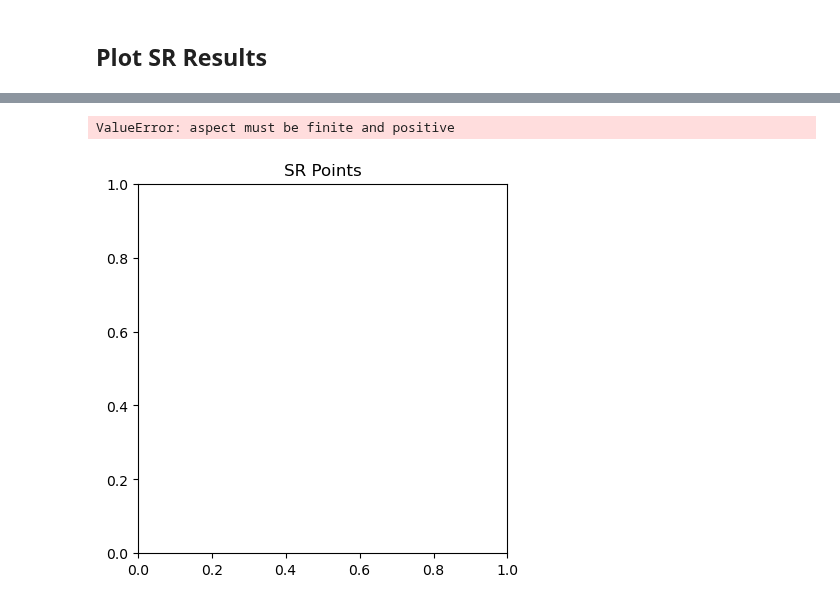
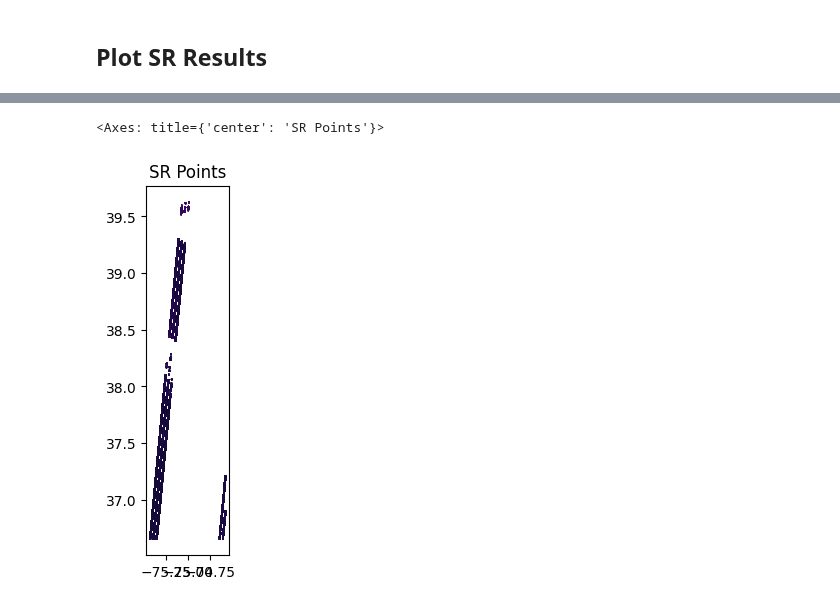
Before and after one commit to icesat2py/aok, a Jupyter notebook: doc/source/example_notebooks/get_SR_data.ipynb, the cells around one changed output, grey strips where cells are left out. Saved outputs shown, nothing was run; the diff lists cells and outputs as text; code cells hidden in the pictures.

Commit message:
adds the test sites and merges from test_sites pull request

```diff
--- a/doc/source/example_notebooks/get_SR_data.ipynb
+++ b/doc/source/example_notebooks/get_SR_data.ipynb
@@ -160,10 +160,0 @@ parms = {
-# %%
-# Latch Start Time
-perf_start = time.perf_counter()
-
-# https://docs.slideruleearth.io/api_reference/icesat2.html
-# Request ATL03 Data
-yapc_sr = icesat2.atl03sp(parms) #, resources=grans)
-
-# Latch Stop Time
-perf_stop = time.perf_counter()
@@ -187,11 +397,12 @@ Expected Cycles: 06
 # %%
 f, ax = plt.subplots()
 ax.set_title("SR Points")
 ax.set_aspect('equal')
-yapc_sr.plot(ax=ax, column='h_mean', cmap='inferno', s=0.1)
+yapc_sr.plot(ax=ax, column='height', cmap='inferno', s=0.1)
+#yapc_sr.plot(ax=ax, column='h_mean', cmap='inferno', s=0.1)
 # ax.plot([pt["lon"] for pt in extent], [pt["lat"] for pt in extent], linewidth=1, color='g')
 # %% [output]
-ValueError: aspect must be finite and positive
+<Axes: title={'center': 'SR Points'}>
-[figure, old version]
+[figure, new version]
 # %%
 # Execute request (returns file path when output format is specified)
```
Also changed, not shown: parts of 46 cells of this notebook, 5 other files.
